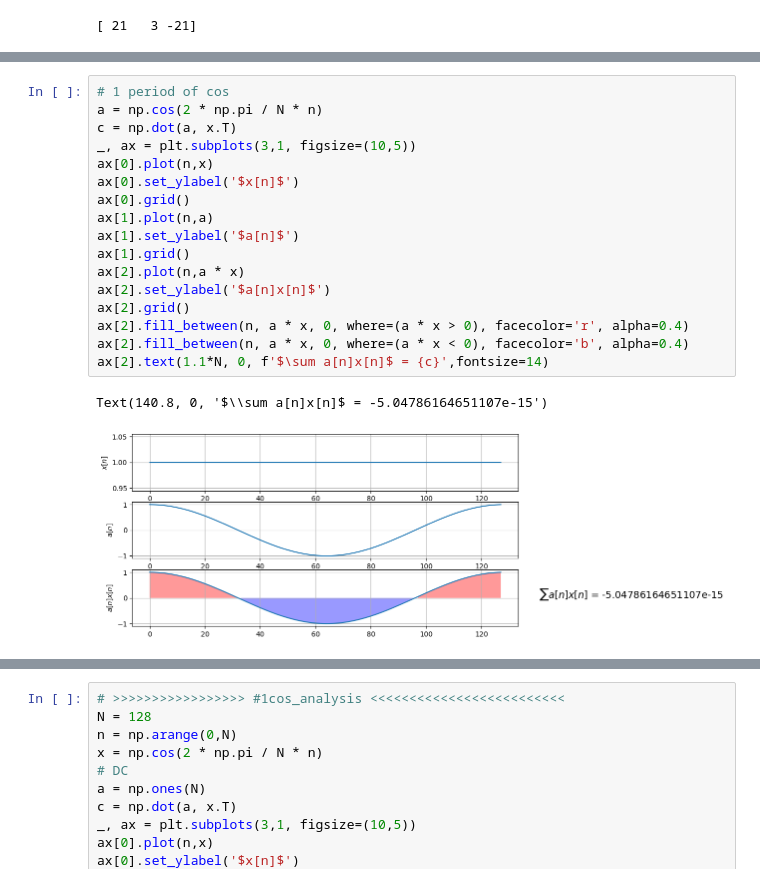
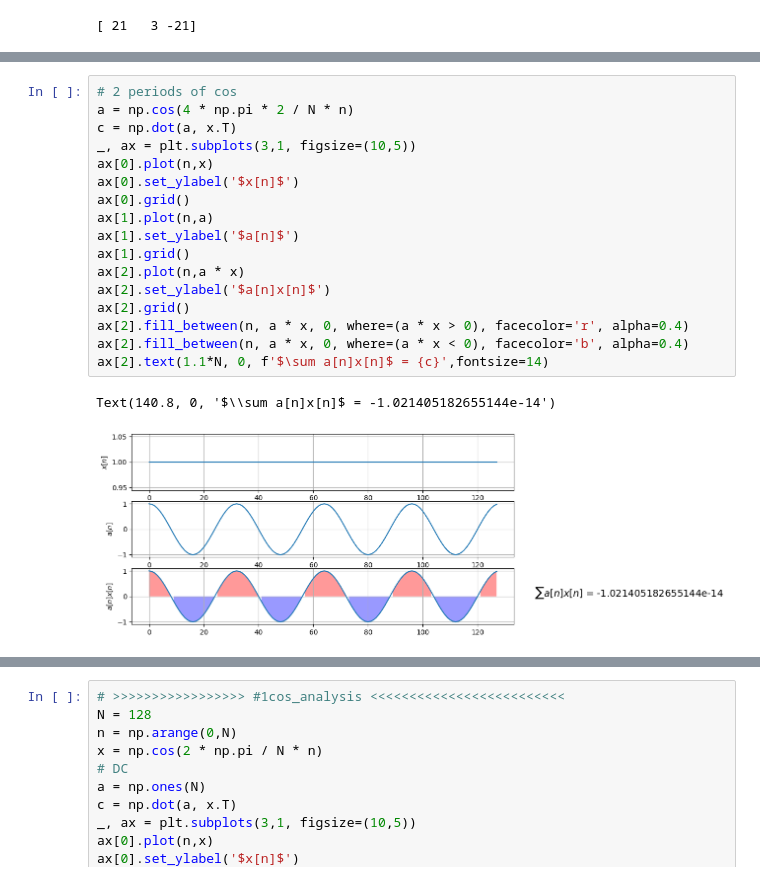
Before and after one commit to Katzoun/ISS-course, a Jupyter notebook: 02_spectral_analysis_1/02_spectral.ipynb, the cells around one changed output, grey strips where cells are left out. Saved outputs shown, nothing was run; the diff lists cells and outputs as text.

```diff
--- a/02_spectral_analysis_1/02_spectral.ipynb
+++ b/02_spectral_analysis_1/02_spectral.ipynb
@@ -47,20 +65,20 @@ Text(140.8, 0, '$\\sum a[n]x[n]$ = 128.0')
 # %%
-# 1 period of cos
-a = np.cos(2 * np.pi / N * n)
+# 2 periods of cos
+a = np.cos(4 * np.pi * 2 / N * n)
 c = np.dot(a, x.T)
 _, ax = plt.subplots(3,1, figsize=(10,5))
 ax[0].plot(n,x)
 ax[0].set_ylabel('$x[n]$')
 ax[0].grid()
 ax[1].plot(n,a)
 ax[1].set_ylabel('$a[n]$')
 ax[1].grid()
 ax[2].plot(n,a * x)
 ax[2].set_ylabel('$a[n]x[n]$')
 ax[2].grid()
 ax[2].fill_between(n, a * x, 0, where=(a * x > 0), facecolor='r', alpha=0.4)
 ax[2].fill_between(n, a * x, 0, where=(a * x < 0), facecolor='b', alpha=0.4)
 ax[2].text(1.1*N, 0, f'$\sum a[n]x[n]$ = {c}',fontsize=14)
 # %% [output]
-Text(140.8, 0, '$\\sum a[n]x[n]$ = -5.04786164651107e-15')
+Text(140.8, 0, '$\\sum a[n]x[n]$ = -1.021405182655144e-14')
-[figure, old version]
+[figure, new version]
```
Also changed, not shown: parts of 10 cells of this notebook, 2 other files.
